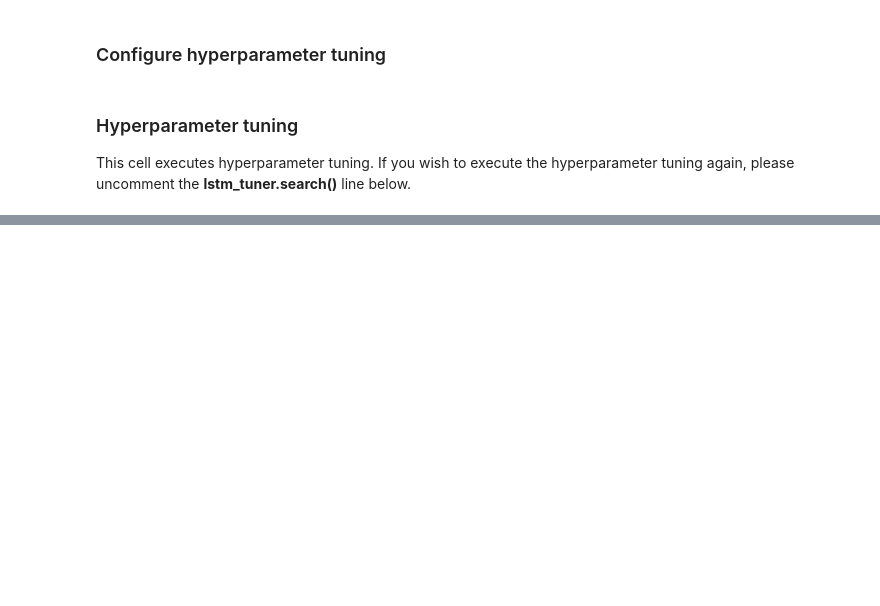
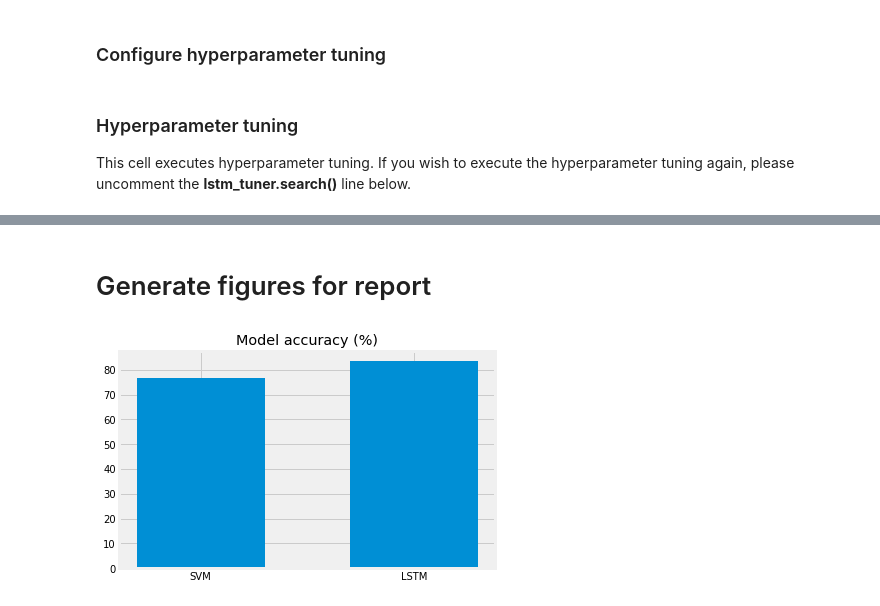
Before and after one commit to junelsolis/AAU-Machine-Learning, a Jupyter notebook: Mini Project 2/Mini_Project_2.ipynb, the cells around one changed output, grey strips where cells are left out. Drawn from its saved outputs; the diff is of its cells as text; code cells hidden in the pictures; blank space fills up the shorter version.

Commit message:
add figures and report

```diff
--- a/Mini Project 2/Mini_Project_2.ipynb
+++ b/Mini Project 2/Mini_Project_2.ipynb
@@ -274,9 +280,9 @@ dtype: int64
 # %% [markdown]
 ## Prepare the dataset
 # %%
-# # Split the dataset into training and test
-# from sklearn.model_selection import train_test_split
-# X_train, X_test, y_train, y_test = train_test_split(clean_data['tweet_text'], clean_data['sentiment_label'], test_size=0.2)
+# Split the dataset into training and test
+from sklearn.model_selection import train_test_split
+X_train, X_test, y_train, y_test = train_test_split(clean_data['tweet_text'], clean_data['sentiment_label'], test_size=0.2)
 # %% [markdown]
 ## Vectorize using TF-IDF
 # %%
@@ -316,11 +322,11 @@ else:
 from sklearn.metrics import accuracy_score
 
 # predict the labels on validation dataset
-predictions_SVM = SVM.predict(X_test_tf_idf)
+predictions_SVM = svm_model.predict(X_test_tf_idf)
 
 # Use accuracy_score function to get the accuracy
 svm_accuracy_score = accuracy_score(predictions_SVM, y_test) * 100
 with open('svm_accuracy_score.txt', 'w') as file:
-    file.write(svm_accuracy_score)
+    file.write(str(svm_accuracy_score))
 
 print("SVM Accuracy Score -> ", svm_accuracy_score)
@@ -485,0 +477,10 @@ KeyboardInterrupt:
+# %%
+from contextlib import redirect_stdout
+
+# Print out the LSTM model summary
+lstm_model.summary()
+
+# Save summary to file
+with open('lstm_model_summary.txt', 'w') as file:
+    with redirect_stdout(file):
+        lstm_model.summary()
@@ -485,0 +504,8 @@ KeyboardInterrupt:
+# %%
+evaluate = lstm_model.evaluate(X_test_lstm, y_test_lstm)
+
+with open('lstm_accuracy.txt', 'w') as file:
+    file.write(f"{evaluate[1] * 100}")
+
+with open('lstm_loss.txt', 'w') as file:
+    file.write(f"{evaluate[0]}")
@@ -485,0 +514,20 @@ KeyboardInterrupt:
+# %% [markdown]
+# Generate figures for report
+# %%
+with open('svm_accuracy_score.txt', 'r') as file:
+    SVM_ACCURACY = float(file.read())
+
+with open('lstm_accuracy.txt', 'r') as file:
+    LSTM_ACCURACY = float(file.read())
+
+with open('lstm_loss.txt', 'r') as file:
+    LSTM_LOSS = float(file.read())
+
+
+# print(SVM_ACCURACY)
+# print(LSTM_ACCURACY)
+plt.title('Model accuracy (%)')
+plt.bar(['SVM', 'LSTM'], [SVM_ACCURACY, LSTM_ACCURACY], width=0.6)
+plt.savefig('model_accuracy.png')
+# %% [output]
+[figure, added]
```
Also changed, not shown: parts of 12 cells of this notebook, 22 other files.
